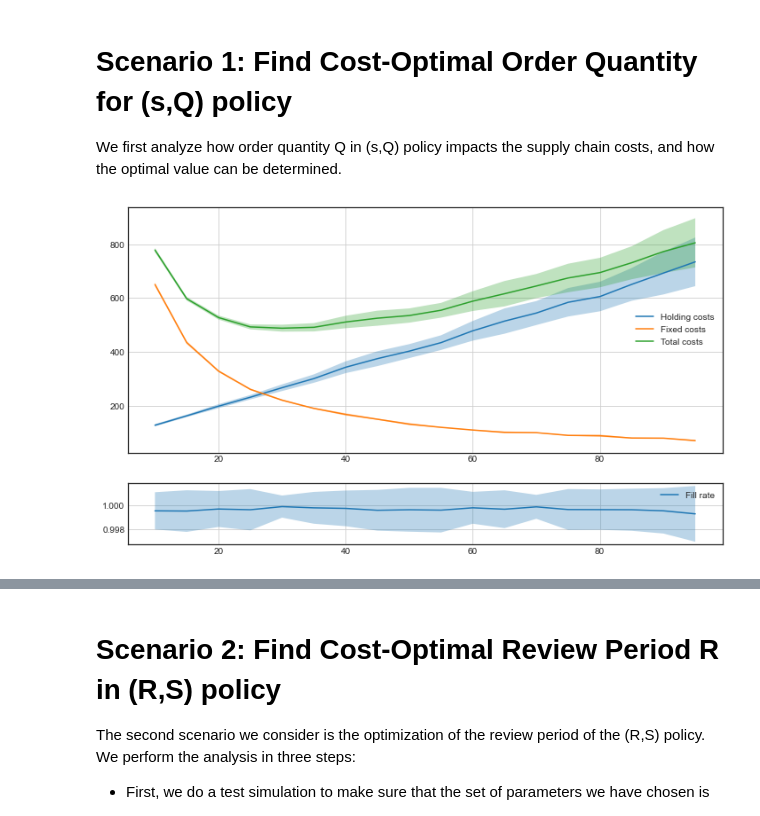
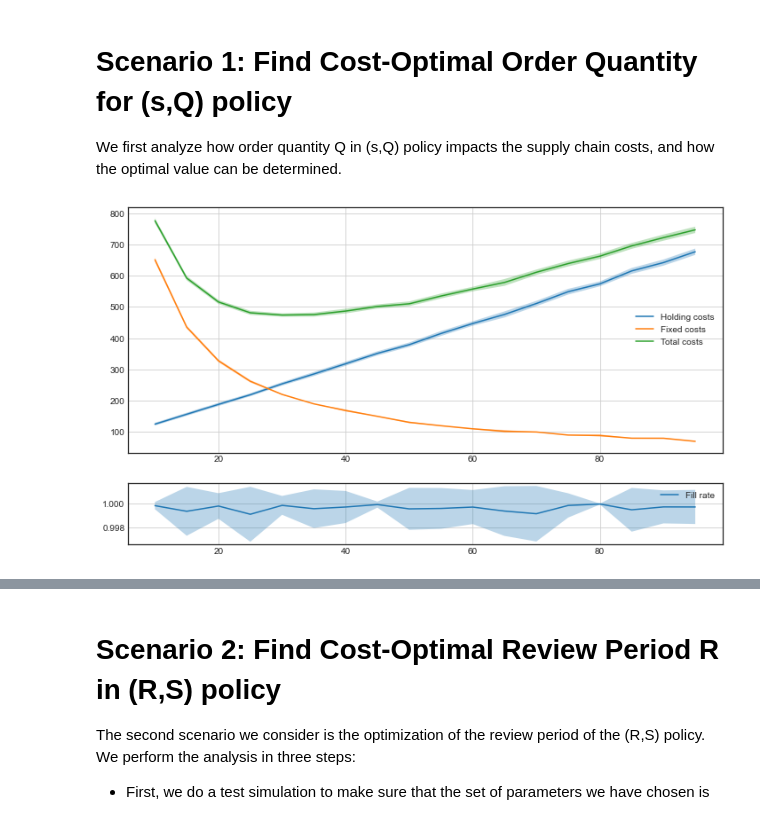
Before and after one commit to ikatsov/tensor-house, a Jupyter notebook: supply-chain/single-echelon-sQ-RS.ipynb, the cells around one changed output, grey strips where cells are left out. Cells and saved outputs as stored; diff of their text form; code cells hidden in the pictures.

```diff
--- a/supply-chain/single-echelon-sQ-RS.ipynb
+++ b/supply-chain/single-echelon-sQ-RS.ipynb
@@ -38,7 +38,7 @@ class NormalGenerator(Generator):
     def next(self):
         return np.random.normal(self.mu, self.sigma, 1)[0]
 
-class HalfNormalGenerator(Generator):
+class FoldedNormalGenerator(Generator):
     def __init__(self, mu, sigma):
         self.mu = mu
         self.sigma = sigma
@@ -124,7 +124,7 @@ class SupplyChain:
     def get_intransit(self):
         in_transit = 0
         for i in range(self.t):
-            if self.t < i + self.lead_times[i]:
+            if self.t <= i + self.lead_times[i]:
                 in_transit += self.orders[i]
         return in_transit
 
@@ -205,9 +205,9 @@ config = {
     'fixed_transaction_cost': 10,
     'variable_transaction_cost': 1,
     'holding_cost': 0.1,
-    'demand_generator': HalfNormalGenerator(5, 1),
+    'demand_generator': HalfNormalGenerator(5, 2),
     'lead_time_generator': HalfNormalGenerator(0, 1),
-    'policy': sQInventoryPolicy(10, 50)
+    'policy': sQInventoryPolicy(5, 50)
 }
 
 simulator = SupplyChain(config)
@@ -303,33 +303,33 @@ def plot_costs(parameter_grid, evaluation_results, mode):
             plot_id = metric[2]
             ax[plot_id].plot(x, metric[0][0, :], label = metric[1])
             ax[plot_id].fill_between(x, metric[0][0, :] - metric[0][1, :], metric[0][0, :] + metric[0][1, :], alpha = 0.3)
             ax[plot_id].grid(True)
             ax[plot_id].legend()
 
     if mode == 'service_levels':
         fig, ax = plt.subplots(1, 1, figsize=(12, 6))
         metric = evaluation_results['service_levels']
         ax.plot(x, metric[0, :], label = 'Service level')
         ax.fill_between(x, metric[0, :] - metric[1, :], metric[0, :] + metric[1, :], alpha = 0.3)
         ax.grid(True)
         ax.legend()
 
 #####################################################################################################
 
 n_simulations = 64
 parameter_grid = np.arange(10, 100, 5)
 config_grid = [
     {
         'fixed_transaction_cost': 10,
         'variable_transaction_cost': 1,
         'holding_cost': 0.1,
-        'demand_generator': HalfNormalGenerator(5, 0.5),
-        'lead_time_generator': HalfNormalGenerator(0, 0.5),
+        'demand_generator': FoldedNormalGenerator(5, 0.5),
+        'lead_time_generator': FoldedNormalGenerator(0, 0.5),
         'policy': sQInventoryPolicy(10, order_quantity)
     }
     for order_quantity in parameter_grid ]
 
 evaluation_results = evaluate_scenarios(n_simulations, 128, parameter_grid, config_grid)
 plot_costs(parameter_grid, evaluation_results, mode='costs')
 # %% [output]
-[figure, old version]
+[figure, new version]
```
Also changed, not shown: parts of 11 cells of this notebook, 3 other files.
